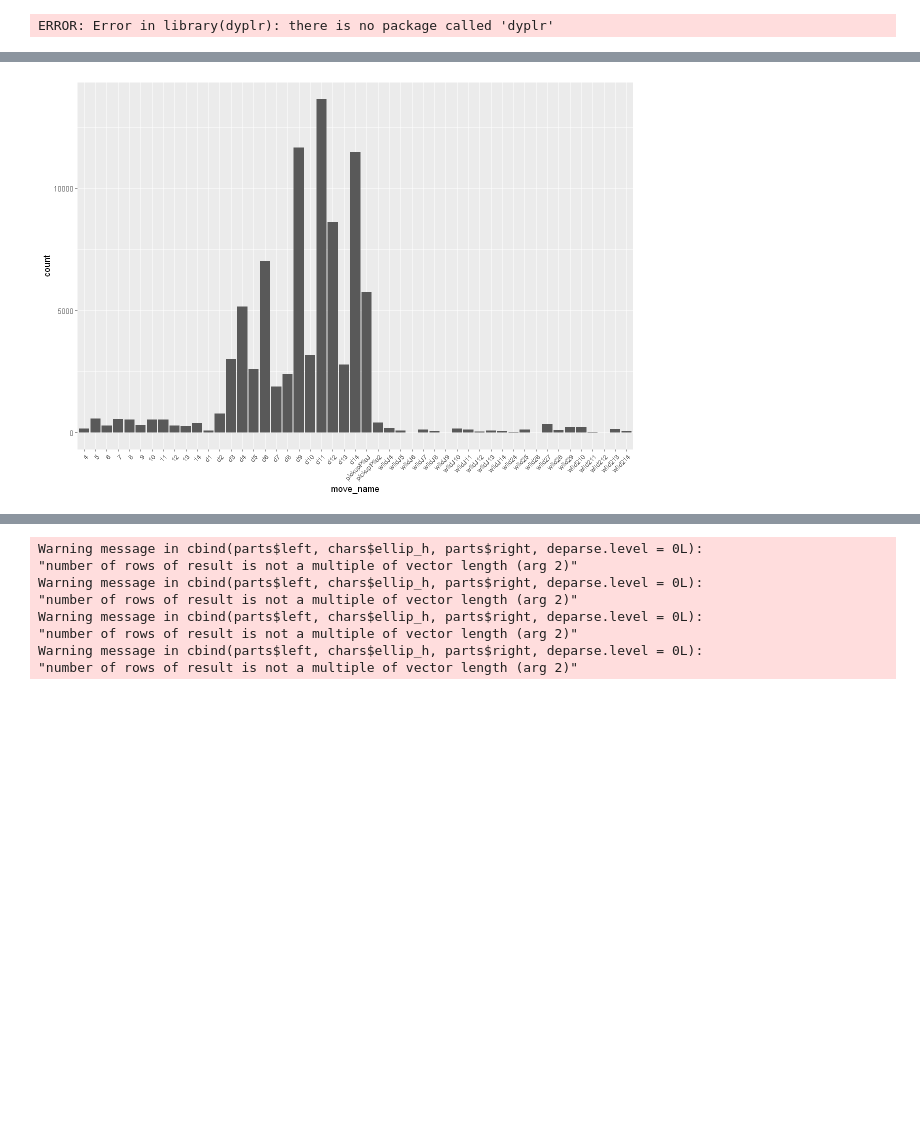
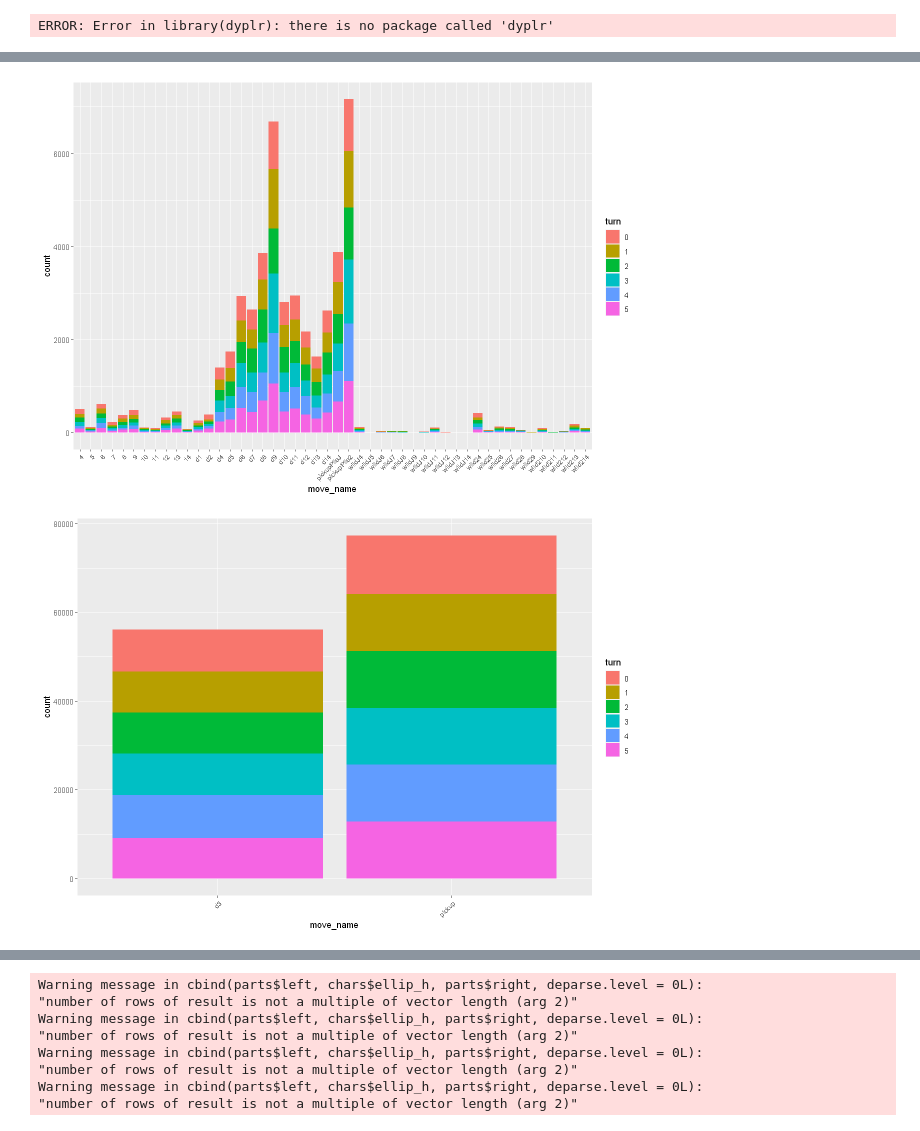
Before and after one commit to Pulsar25/CanastaRL, a Jupyter notebook: Testing Analysis.ipynb, the cells around one changed output, grey strips where cells are left out. Cells and saved outputs as stored; diff of their text form; code cells hidden in the pictures; blank space fills up the shorter version.

```diff
--- a/Testing Analysis.ipynb
+++ b/Testing Analysis.ipynb
@@ -15,7 +15,7 @@ library(dyplr)
 ℹ Use the conflicted package (<http://conflicted.r-lib.org/>) to force all conflicts to become errors
 ERROR: Error in library(dyplr): there is no package called 'dyplr'
 # %%
-testing_data <- read_csv("testoutput5.csv")
+testing_data <- read_csv("testoutput16.csv") %>% mutate(turn = as.factor(turn))
 testing_data %>% colnames()
 #testing_data <- testing_data %>% mutate_all(~ ifelse(. == -Inf, NaN, .))
 # %% [output]
@@ -49,7 +49,9 @@ testing_data <- testing_data %>% mutate(move_name = moves[move+1])
 testing_data$move_name <- factor(testing_data$move_name, levels = moves)
 # %%
 options(repr.plot.width = 10)
-ggplot(data=testing_data %>% filter(move_name != "pickup") ,aes(x = move_name)) + geom_bar() + theme(axis.text.x = element_text(angle = 45, hjust = 1,size = 8))
+ggplot(data=testing_data %>% filter(move_name != "pickup", move_name != "d3"), aes(x = move_name, fill = turn)) + geom_bar() + theme(axis.text.x = element_text(angle = 45, hjust = 1,size = 8))
+ggplot(data=testing_data %>% filter(move_name == "pickup" | move_name == "d3"), aes(x = move_name, fill = turn)) + geom_bar() + theme(axis.text.x = element_text(angle = 45, hjust = 1,size = 8))
 # %% [output]
-[figure, old version]
+[figure, new version]
+[figure, added]
 # %%
```
Also changed, not shown: parts of 2 cells of this notebook, 3 other files.
